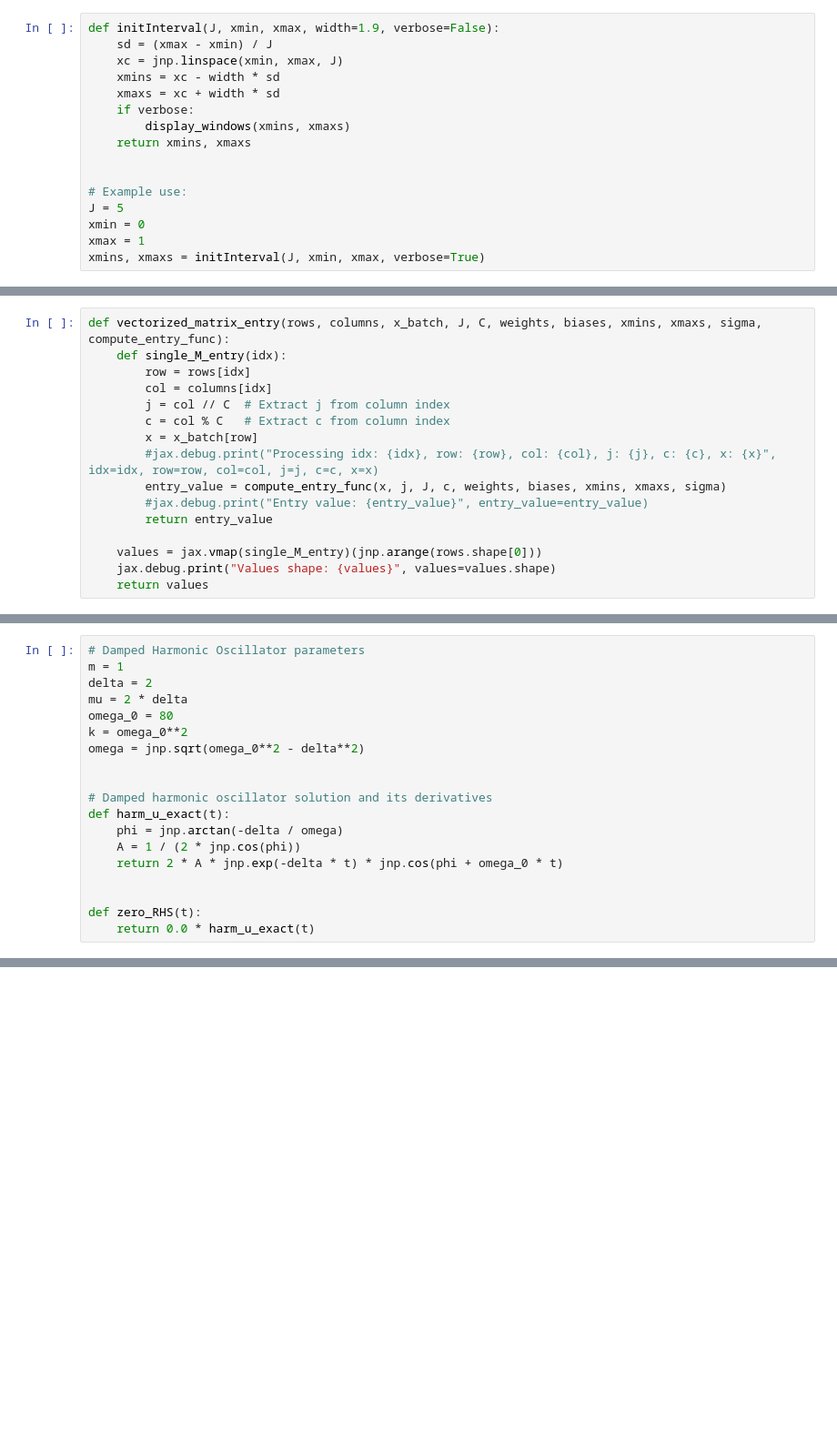
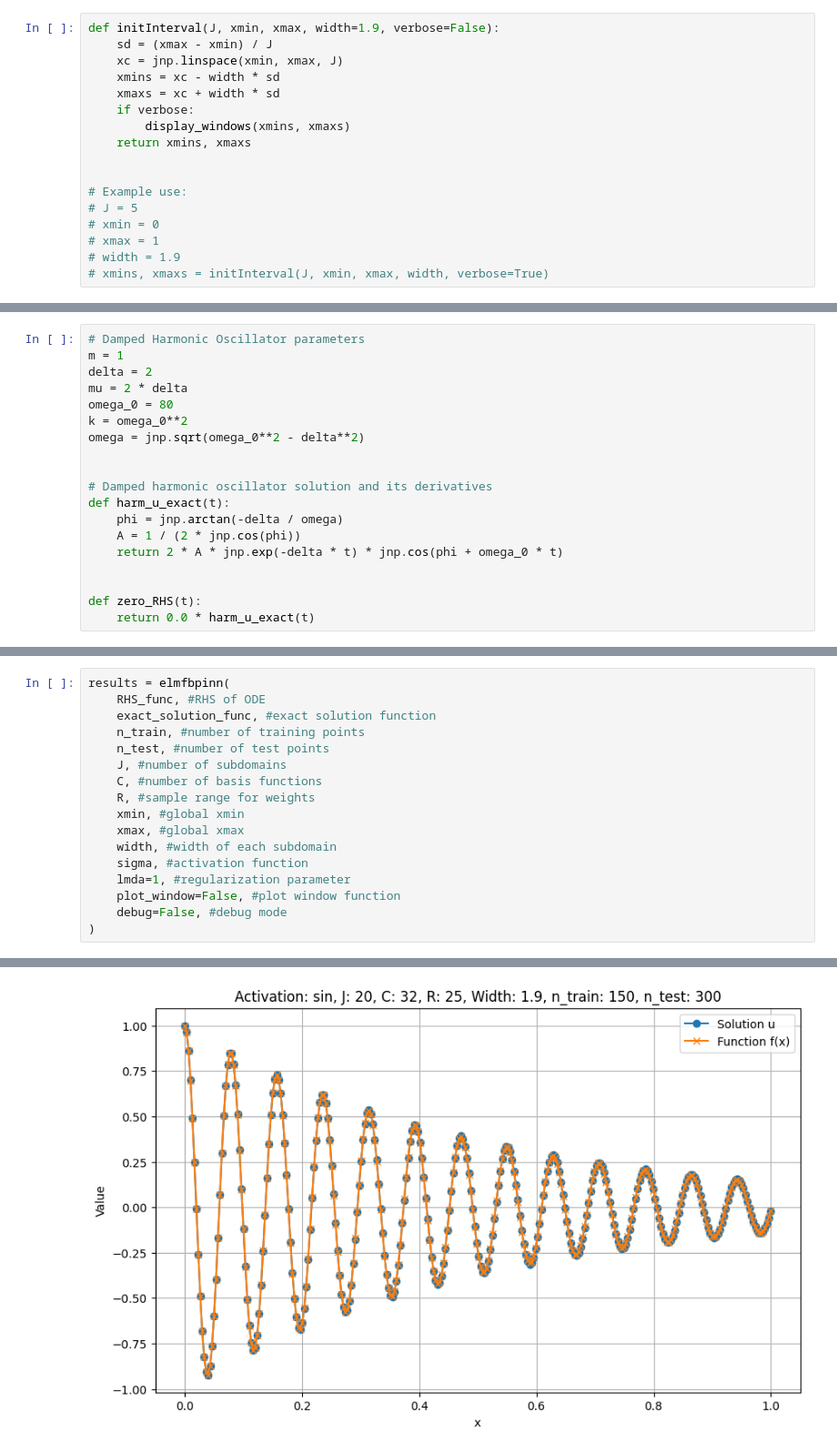
Before and after one commit to strathanderson/ELM-FBPINN, a Jupyter notebook: elmfbpinns/example/ELM_FBPINN_Harmonic_oscillator.ipynb, the cells around one changed output, grey strips where cells are left out. Shown at 91% size. Drawn from its saved outputs; the diff is of its cells as text; blank space fills up the shorter version.

```diff
--- a/elmfbpinns/example/ELM_FBPINN_Harmonic_oscillator.ipynb
+++ b/elmfbpinns/example/ELM_FBPINN_Harmonic_oscillator.ipynb
@@ -76,7 +76,8 @@ def initInterval(J, xmin, xmax, width=1.9, verbose=False):
 
 
 # Example use:
-J = 5
-xmin = 0
-xmax = 1
-xmins, xmaxs = initInterval(J, xmin, xmax, verbose=True)
+# J = 5
+# xmin = 0
+# xmax = 1
+# width = 1.9
+# xmins, xmaxs = initInterval(J, xmin, xmax, width, verbose=True)
@@ -510,16 +493,0 @@ def compute_du_value_vmap(x, j, J, c, weights, biases, xmins, xmaxs, sigma):
-# %%
-def vectorized_matrix_entry(rows, columns, x_batch, J, C, weights, biases, xmins, xmaxs, sigma, compute_entry_func):
-    def single_M_entry(idx):
-        row = rows[idx]
-        col = columns[idx]
-        j = col // C  # Extract j from column index
-        c = col % C   # Extract c from column index
-        x = x_batch[row]
-        #jax.debug.print("Processing idx: {idx}, row: {row}, col: {col}, j: {j}, c: {c}, x: {x}", idx=idx, row=row, col=col, j=j, c=c, x=x)
-        entry_value = compute_entry_func(x, j, J, c, weights, biases, xmins, xmaxs, sigma)
-        #jax.debug.print("Entry value: {entry_value}", entry_value=entry_value)
-        return entry_value
-
-    values = jax.vmap(single_M_entry)(jnp.arange(rows.shape[0]))
-    jax.debug.print("Values shape: {values}", values=values.shape)
-    return values
@@ -1323,0 +763,18 @@ Total time taken: 1.84 seconds.
+# %%
+results = elmfbpinn(
+    RHS_func, #RHS of ODE
+    exact_solution_func, #exact solution function
+    n_train, #number of training points
+    n_test, #number of test points
+    J, #number of subdomains
+    C, #number of basis functions
+    R, #sample range for weights
+    xmin, #global xmin
+    xmax, #global xmax
+    width, #width of each subdomain
+    sigma, #activation function
+    lmda=1, #regularization parameter
+    plot_window=False, #plot window function
+    debug=False, #debug mode
+)
+# %% [output]
@@ -1323,0 +794 @@ Total time taken: 1.84 seconds.
+[figure, added]
```
Also changed, not shown: parts of 30 cells of this notebook, 2 other files.
